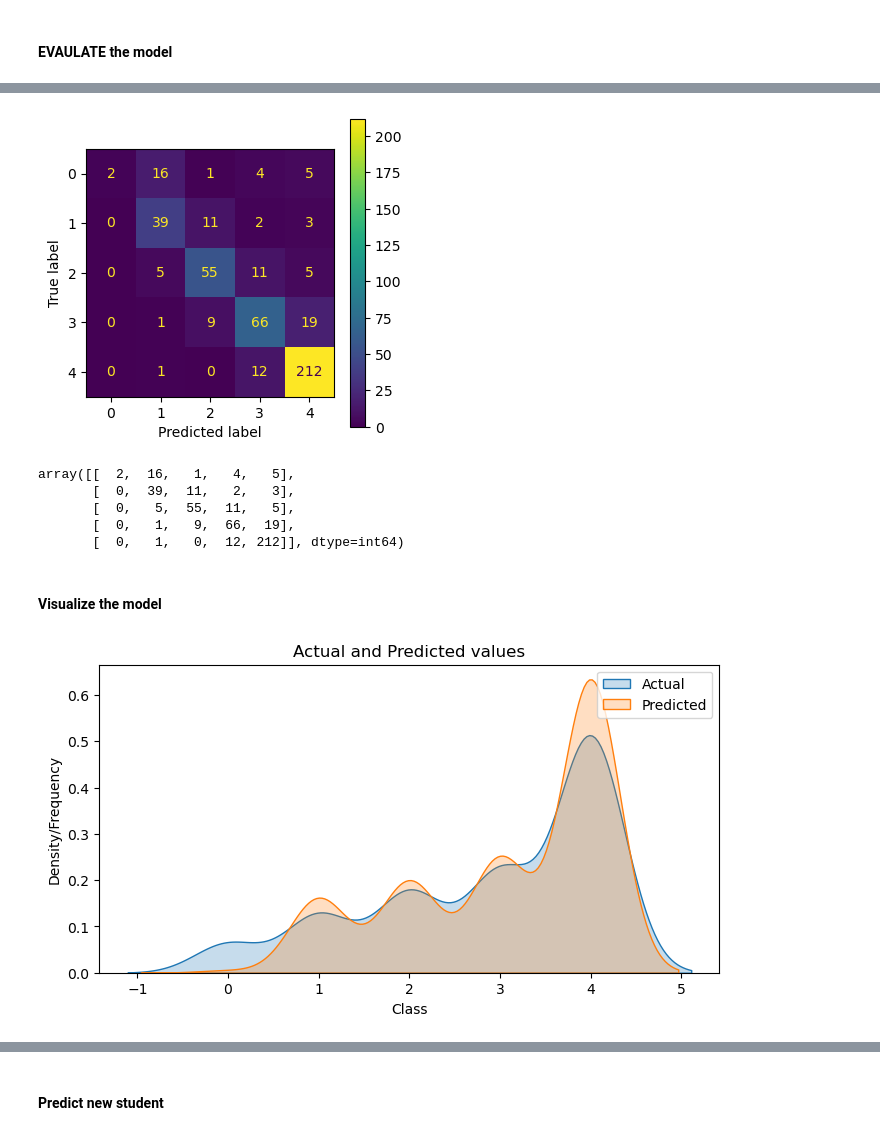
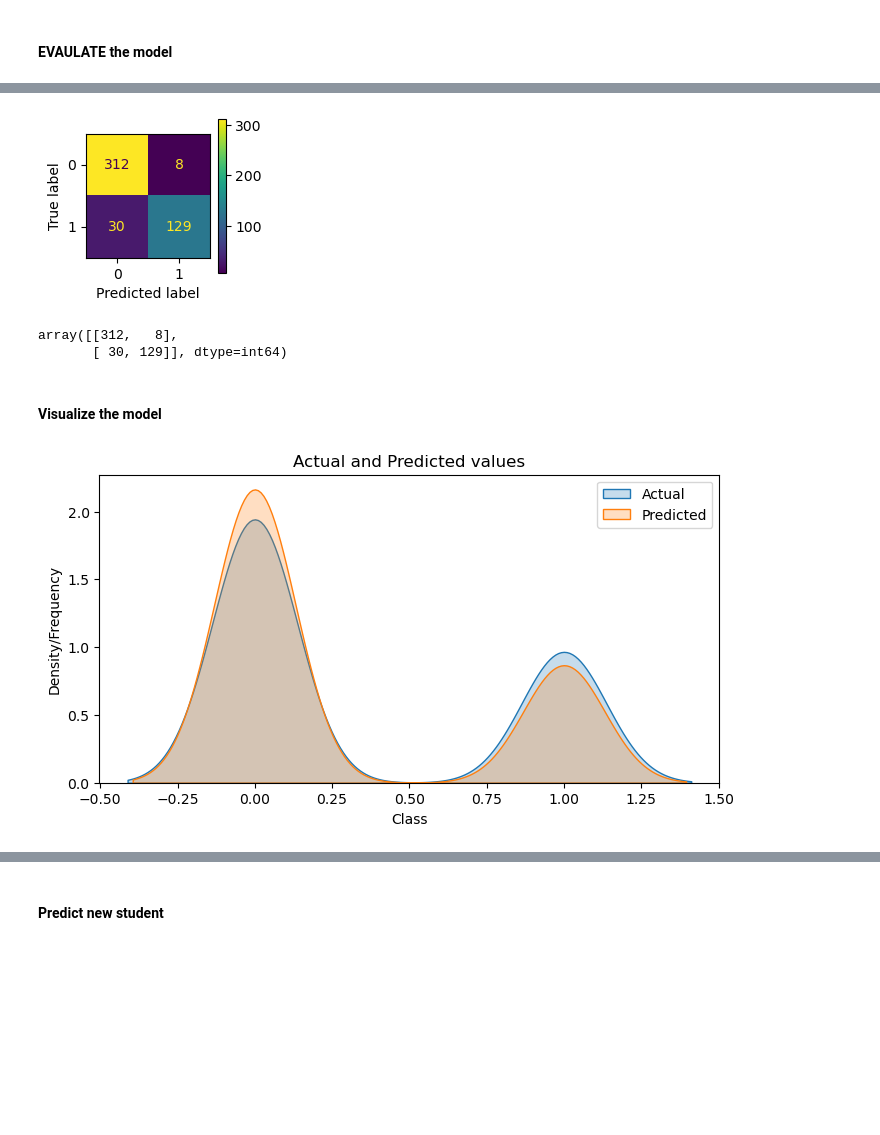
Before and after one commit to btemovska/Machine_Learning, a Jupyter notebook: 2. Classification/3.2 SupportVectorMachines-StudentPerformance.ipynb, the cells around one changed output, grey strips where cells are left out. Cells and saved outputs as stored; diff of their text form; code cells hidden in the pictures; blank space fills up the shorter version.

```diff
--- a/2. Classification/3.2 SupportVectorMachines-StudentPerformance.ipynb
+++ b/2. Classification/3.2 SupportVectorMachines-StudentPerformance.ipynb
@@ -30,10 +32,8 @@ display(HTML("<style>.container { width:95% !important; }</style>"))
 # %% [markdown]
 #### Import dataset
 # %%
-df = pd.read_csv('Student_performance_data _.csv')
-df = df.drop(columns=['StudentID'])
-df['GradeClass'] = df['GradeClass'].astype(int)
-df.rename(columns = {'ParentalEducation': 'ParentEduc', 'Volunteering': 'Volunt', 'StudyTimeWeekly':
-                     'StudyTimeWk', 'GradeClass': 'Grade', 'Extracurricular': 'Extracurr'}, inplace=True)
-df
+dataset = pd.read_csv('Student_performance_data _2.csv')
+dataset = dataset.drop(columns=['StudentID', 'Age' , 'ParentalEducation', 'Tutoring', 'ParentalSupport', 'Extracurricular', 'Sports', 'Music', 'Volunteering'])
+dataset.rename(columns = { 'GradeClass': 'Grade'}, inplace=True)
+dataset
 # %% [output]
@@ -67,0 +67,4 @@ sns.scatterplot(data = df, x='StudyTimeWk', y='GPA', hue='Grade', alpha=0.7)
+# %%
+df = pd.get_dummies(dataset, drop_first=True) #To avoid multicollinearity (especially useful for regression models)
+df = pd.concat([df], axis=1)
+df
@@ -127,17 +144,14 @@ import warnings
 warnings.filterwarnings('ignore')
 # %%
 from sklearn.metrics import plot_confusion_matrix
-plot_confusion_matrix(model, scaled_X_test, y_test).figure_.set_size_inches(4, 4)
+plot_confusion_matrix(model, scaled_X_test, y_test).figure_.set_size_inches(2, 2)
 # %% [output]
-[figure, old version]
+[figure, new version]
 # %%
 confusion_matrix(y_test, y_pred)
 # %% [output]
-array([[  2,  16,   1,   4,   5],
-       [  0,  39,  11,   2,   3],
-       [  0,   5,  55,  11,   5],
-       [  0,   1,   9,  66,  19],
-       [  0,   1,   0,  12, 212]], dtype=int64)
+array([[312,   8],
+       [ 30, 129]], dtype=int64)
 # %% [markdown]
 #### Visualize the model
 # %%
@@ -152,9 +166,9 @@ plt.ylabel('Density/Frequency')
 plt.legend()
 plt.show()
 
-# y_test & y_pred mostly overlap, but definitely noticeable difference, thus why 61% accuracy
+# y_test & y_pred mostly overlap, thus a good model
 # %% [output]
-[figure, old version]
+[figure, new version]
 # %%
 # Combine y_test and y_pred into a single DataFrame
 comparison_df = pd.DataFrame({'Actual': y_test, 'Predicted': y_pred})
```
Also changed, not shown: parts of 13 cells of this notebook, 3 other files.
